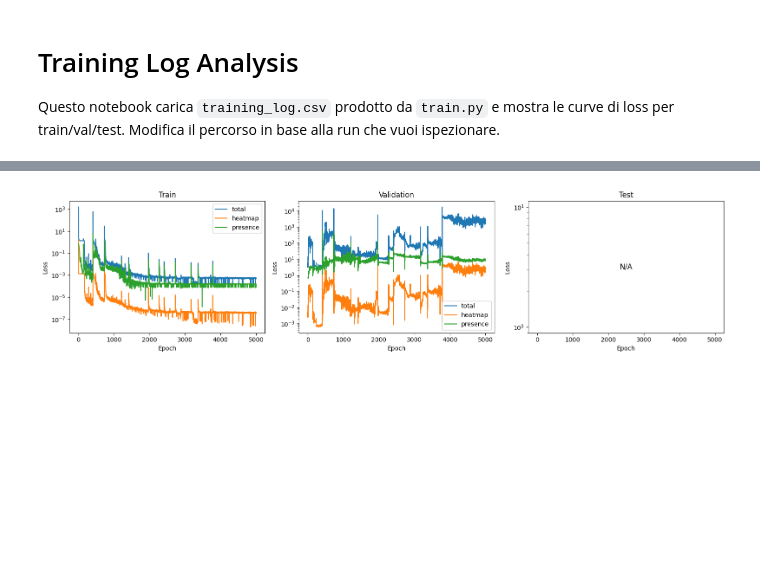
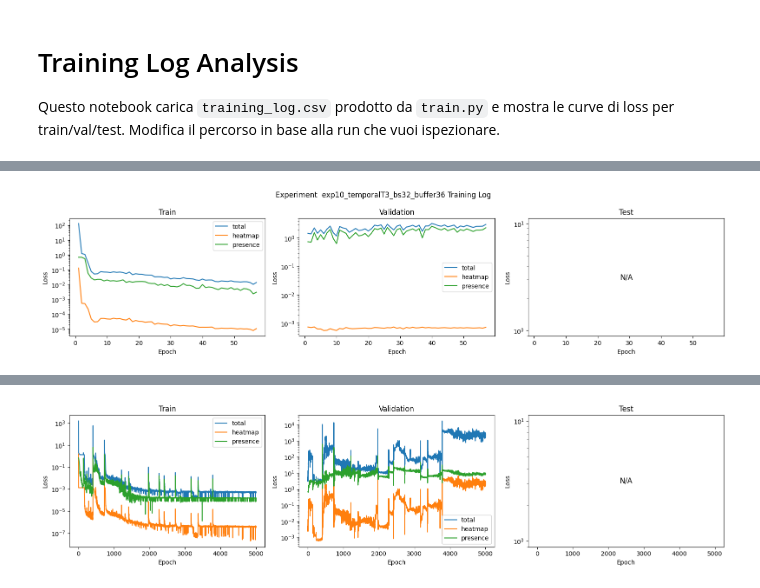
Before and after one commit to dandarm/Demetra, a Jupyter notebook: notebooks/training_log_analysis.ipynb, the cells around one changed output, grey strips where cells are left out. Drawn from its saved outputs; the diff is of its cells as text; code cells hidden in the pictures; blank space fills up the shorter version.

```diff
--- a/notebooks/training_log_analysis.ipynb
+++ b/notebooks/training_log_analysis.ipynb
@@ -21,0 +22,34 @@ display(log_df.head())
+# %%
+splits = {
+
+    'Train': ('train_loss', 'train_heatmap_loss', 'train_presence_loss'),
+    'Validation': ('val_loss', 'val_heatmap_loss', 'val_presence_loss'),
+    'Test': ('test_loss', 'test_heatmap_loss', 'test_presence_loss')
+}
+
+log_df = pd.read_csv(LOG_PATH)
+
+fig, axes = plt.subplots(1, 3, figsize=(16, 4), sharex=True)
+for ax, (title, cols) in zip(axes, splits.items()):
+    epochs = log_df['epoch']
+    plotted = False
+    for metric, label in zip(cols, ('total', 'heatmap', 'presence')):
+        series = log_df[metric]
+        if series.notna().any():
+            ax.plot(epochs, series, label=label)
+            plotted = True
+    ax.set_title(title)
+    ax.set_xlabel('Epoch')
+    ax.set_ylabel('Loss')
+    if plotted:
+        ax.legend()
+    else:
+        ax.text(0.5, 0.5, 'N/A', transform=ax.transAxes, ha='center', va='center', fontsize=12)
+
+    ax.set_yscale('log')
+
+plt.suptitle('Experiment  {} Training Log'.format(LOG_PATH.parent.name))
+plt.tight_layout()
+plt.show()
+# %% [output]
+[figure, added]
```
Also changed, not shown: parts of 5 cells of this notebook, 4 other files.
